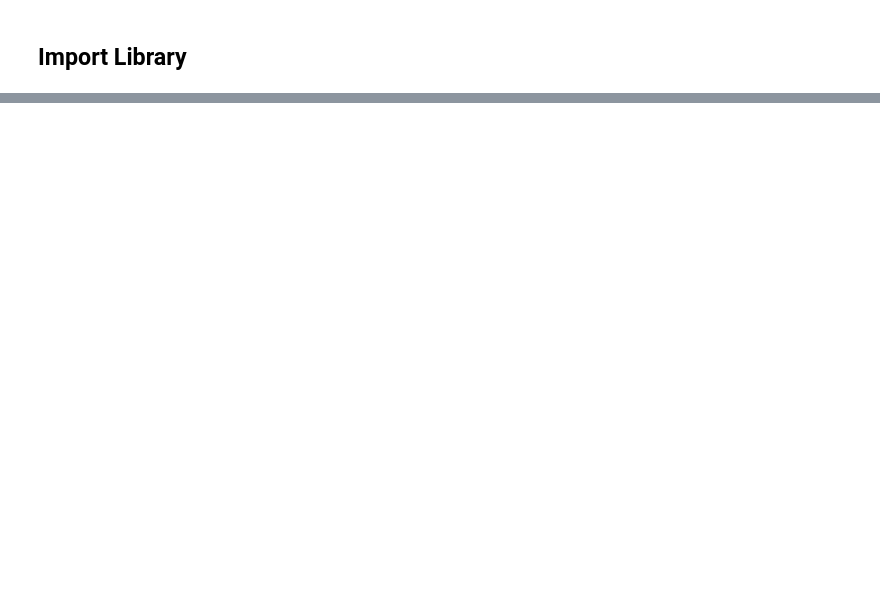
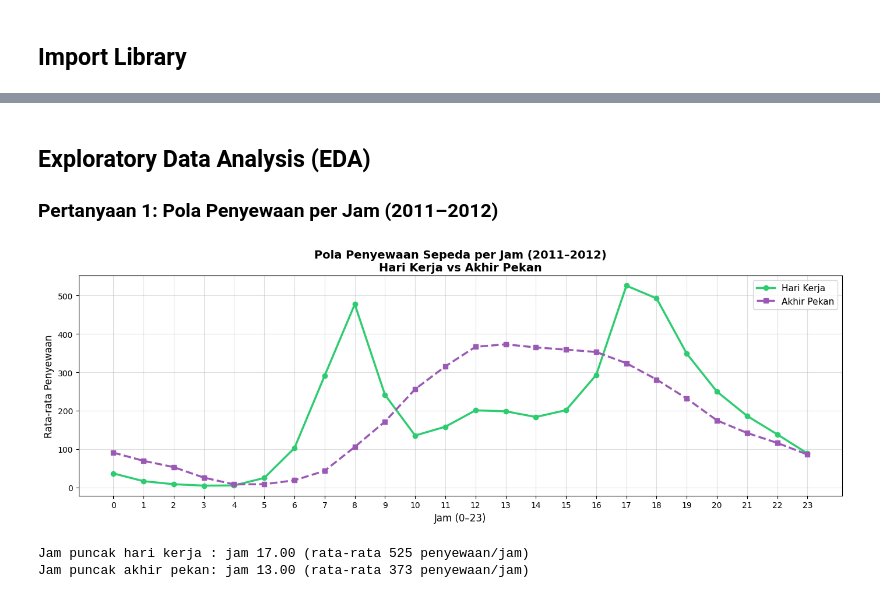
Before and after one commit to HaqiKuy470/CodingCamp, a Jupyter notebook: notebook.ipynb, the cells around one changed output, grey strips where cells are left out. Drawn from its saved outputs; the diff is of its cells as text; code cells hidden in the pictures; blank space fills up the shorter version.

```diff
--- a/notebook.ipynb
+++ b/notebook.ipynb
@@ -62,16 +151,0 @@ Tidak ditemukan missing value maupun duplikat. Langkah cleaning:
-# %%
-df_hour['dteday'] = pd.to_datetime(df_hour['dteday'])
-df_day['dteday']  = pd.to_datetime(df_day['dteday'])
-
-season_map  = {1:'Spring',2:'Summer',3:'Fall',4:'Winter'}
-weather_map = {1:'Clear',2:'Mist/Cloudy',3:'Light Rain/Snow',4:'Heavy Rain'}
-weekday_map = {0:'Senin',1:'Selasa',2:'Rabu',3:'Kamis',4:'Jumat',5:'Sabtu',6:'Minggu'}
-
-df_hour['season_name']  = df_hour['season'].map(season_map)
-df_hour['weather_name'] = df_hour['weathersit'].map(weather_map)
-df_hour['weekday_name'] = df_hour['weekday'].map(weekday_map)
-df_day['season_name']   = df_day['season'].map(season_map)
-df_day['weather_name']  = df_day['weathersit'].map(weather_map)
-
-print('Cleaning selesai.')
-df_hour[['dteday','season_name','weather_name','weekday_name','cnt']].head()
@@ -337,0 +182,31 @@ Kondisi cuaca dan musim berdampak signifikan:
+# %% [markdown]
+## Exploratory Data Analysis (EDA)
+
+### Pertanyaan 1: Pola Penyewaan per Jam (2011–2012)
+# %%
+hourly_workday = df_hour[df_hour['workingday']==1].groupby('hr')['cnt'].mean()
+hourly_weekend = df_hour[df_hour['workingday']==0].groupby('hr')['cnt'].mean()
+
+fig, ax = plt.subplots(figsize=(14,5))
+ax.plot(hourly_workday.index, hourly_workday.values, 'o-',
+        color='#2ecc71', lw=2.5, ms=6, label='Hari Kerja')
+ax.plot(hourly_weekend.index, hourly_weekend.values, 's--',
+        color='#9b59b6', lw=2.5, ms=6, label='Akhir Pekan')
+ax.set_xlabel('Jam (0–23)', fontsize=12)
+ax.set_ylabel('Rata-rata Penyewaan', fontsize=12)
+ax.set_title('Pola Penyewaan Sepeda per Jam (2011–2012)\nHari Kerja vs Akhir Pekan',
+             fontsize=14, fontweight='bold')
+ax.set_xticks(range(24))
+ax.legend(fontsize=11); ax.grid(alpha=0.4)
+plt.tight_layout()
+plt.savefig('pola_jam.png', dpi=150, bbox_inches='tight')
+plt.show()
+
+print(f'Jam puncak hari kerja : jam {hourly_workday.idxmax():02d}.00 '
+      f'(rata-rata {hourly_workday.max():.0f} penyewaan/jam)')
+print(f'Jam puncak akhir pekan: jam {hourly_weekend.idxmax():02d}.00 '
+      f'(rata-rata {hourly_weekend.max():.0f} penyewaan/jam)')
+# %% [output]
+[figure, added]
+Jam puncak hari kerja : jam 17.00 (rata-rata 525 penyewaan/jam)
+Jam puncak akhir pekan: jam 13.00 (rata-rata 373 penyewaan/jam)
```
Also changed, not shown: parts of 55 cells of this notebook, 1 other file.
